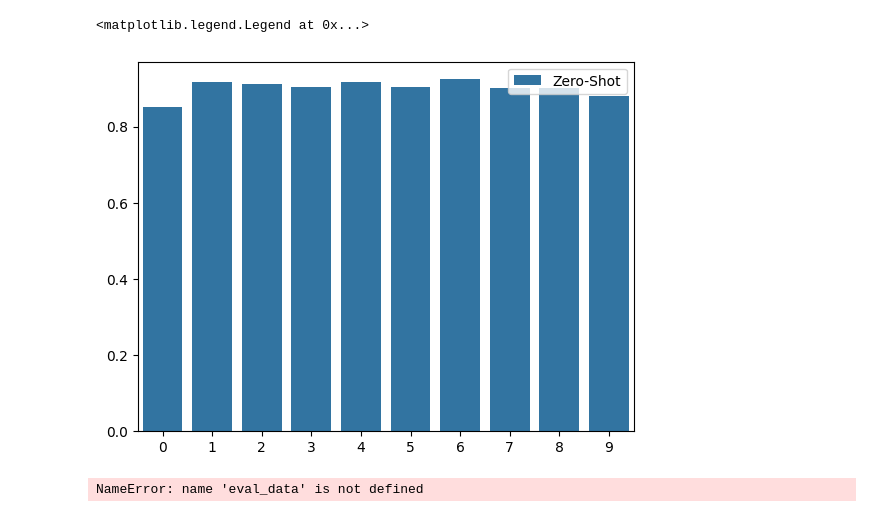
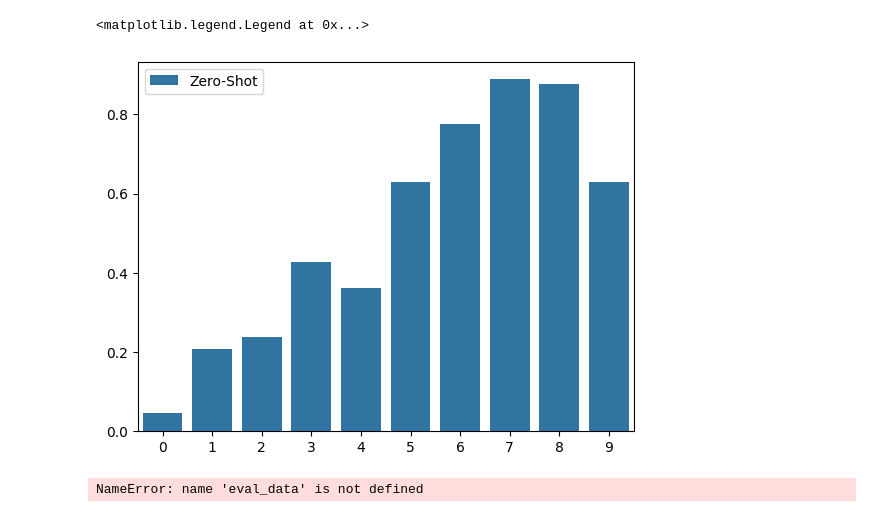
Before and after one commit to NNHieu/LM-understanding-op, a Jupyter notebook: Plot.ipynb, the cells around one changed output. Cells and saved outputs as stored; diff of their text form; code cells hidden in the pictures.

```diff
--- a/Plot.ipynb
+++ b/Plot.ipynb
@@ -50,29 +66,0 @@ def parse_output_to_df(output_paths):
-# %%
-output_paths = {
-    # 'gpt2': 'outputs_v0_0/gpt2-value_at_index_v0_0.pkl',
-    # 'gpt2-xl': 'outputs_v0_0/gpt2-xl.pkl',
-    # 'stablelm-2-1.6b': 'outputs_v0_0/stablelm-2-1_6b.pkl',
-    # 'phi-1.5': 'outputs_v0_0/phi-1_5.pkl',
-    # 'phi-2': 'outputs_v0_0/phi-2.pkl',
-    # 'gpt-j-6b': 'outputs_v0_0/gpt-j-6b.pkl',
-    # 'Mistral-7b-v0.1': 'outputs_v0_0/Mistral-7B-v0.1.pkl',
-    # 'zephyr-7b-beta': 'outputs_v0_0/zephyr-7b-beta.pkl',
-    # 'Llama-2-7b': 'outputs_v0_0/Llama-2-7b-hf.pkl',
-    # 'Llama-2-13b': 'outputs_v0_0/Llama-2-13b-hf.pkl',
-
-    'phi-2': 'outputs/index-op-v0.1/phi-2.pkl',
-    'gpt2': 'outputs/index-op-v0.1/gpt2.pkl'
-}
-
-df, is_correct_df = parse_output_to_df(output_paths)
-
-# output_paths = {
-#     # 'gpt2': 'outputs_v0_0_wo_task_description/gpt2.pkl',
-#     # 'gpt2-xl': 'outputs_v0_0_wo_task_description/gpt2-xl.pkl',
-#     # 'gpt-j-6b': 'outputs_v0_0_wo_task_description/gpt-j-6b.pkl',
-#     # 'Mistral-7b-v0.1': 'outputs_v0_0_wo_task_description/Mistral-7B-v0.1.pkl',
-#     # 'Llama-2-7b': 'outputs_v0_0_wo_task_description/Llama-2-7b-hf.pkl',
-#     # 'Llama-2-13b': 'outputs_v0_0_wo_task_description/Llama-2-13b-hf.pkl',
-#     'phi-2': 'outputs_v0_0_wo_task_description/phi-2.pkl',
-# }
-# wotd_df, is_correct_df_wo_task_description = parse_output_to_df(output_paths)
@@ -110,21 +118,21 @@ plt.show()
 # %%
 array_length = 10
 ds_hist = np.histogram(is_correct_df[is_correct_df['query_array_length'] == array_length]['target_index'], bins=array_length)
-with_des_error_target_index = is_correct_df[(is_correct_df['gpt2'] == False) & (is_correct_df['query_array_length'] == array_length)]['target_index']
+with_des_error_target_index = is_correct_df[(is_correct_df['phi-2'] == False) & (is_correct_df['query_array_length'] == array_length)]['target_index']
 with_des_error_hist = np.histogram(with_des_error_target_index, bins=array_length)
 
 sns.barplot(x=np.arange(array_length), y=with_des_error_hist[0] / ds_hist[0], label='Zero-Shot')
 
 # wtthout_des_error_target_index = is_correct_df_wo_task_description[(is_correct_df_wo_task_description['phi-2'] == False) & (is_correct_df_wo_task_description['query_array_length'] == array_length)]['target_index']
 # wtthout_des_error_hist = np.histogram(wtthout_des_error_target_index, bins=array_length)
 # sns.barplot(x=np.arange(array_length), y=(wtthout_des_error_hist[0] - with_des_error_hist[0]) / ds_hist[0], label='With task description')
 
 
 
 plt.legend()
 # %% [output]
 <matplotlib.legend.Legend at 0x...>
-[figure, old version]
+[figure, new version]
 # %%
 is_correct_df.groupby(['num_few_shots', 'query_array_length'])[[*eval_data.keys()]].mean()
 # %% [output]
```
Also changed, not shown: parts of 10 cells of this notebook, 52 other files.
